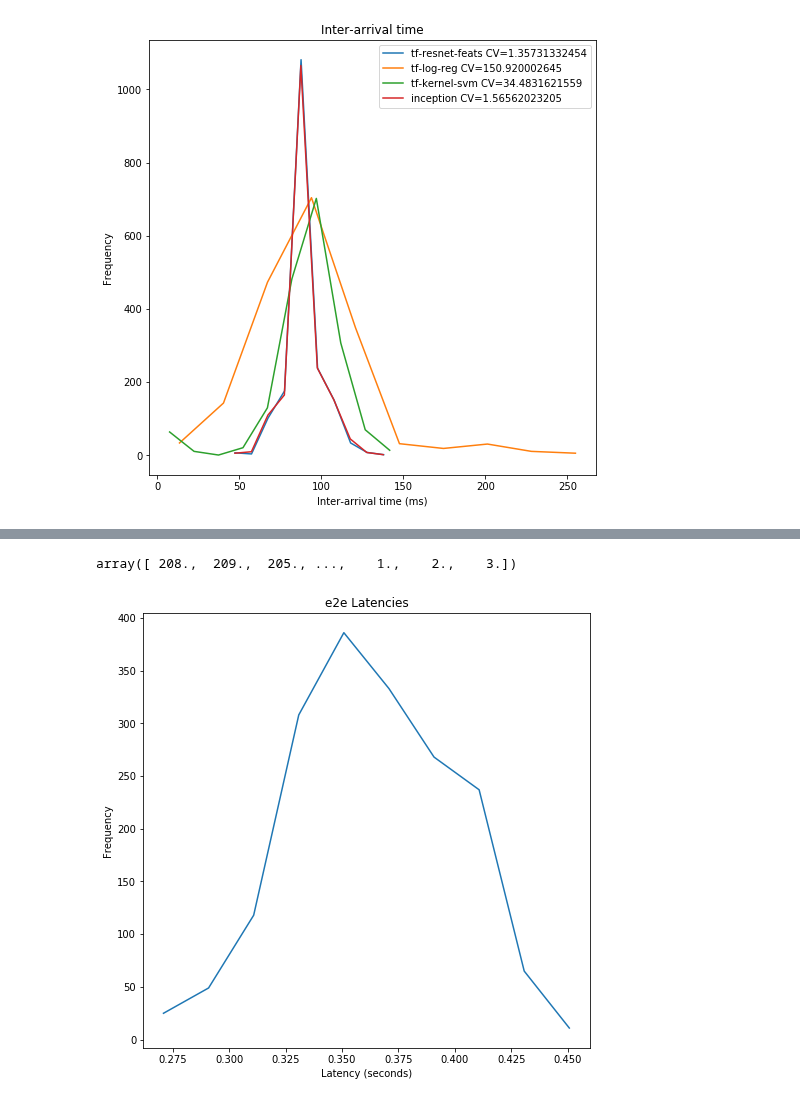
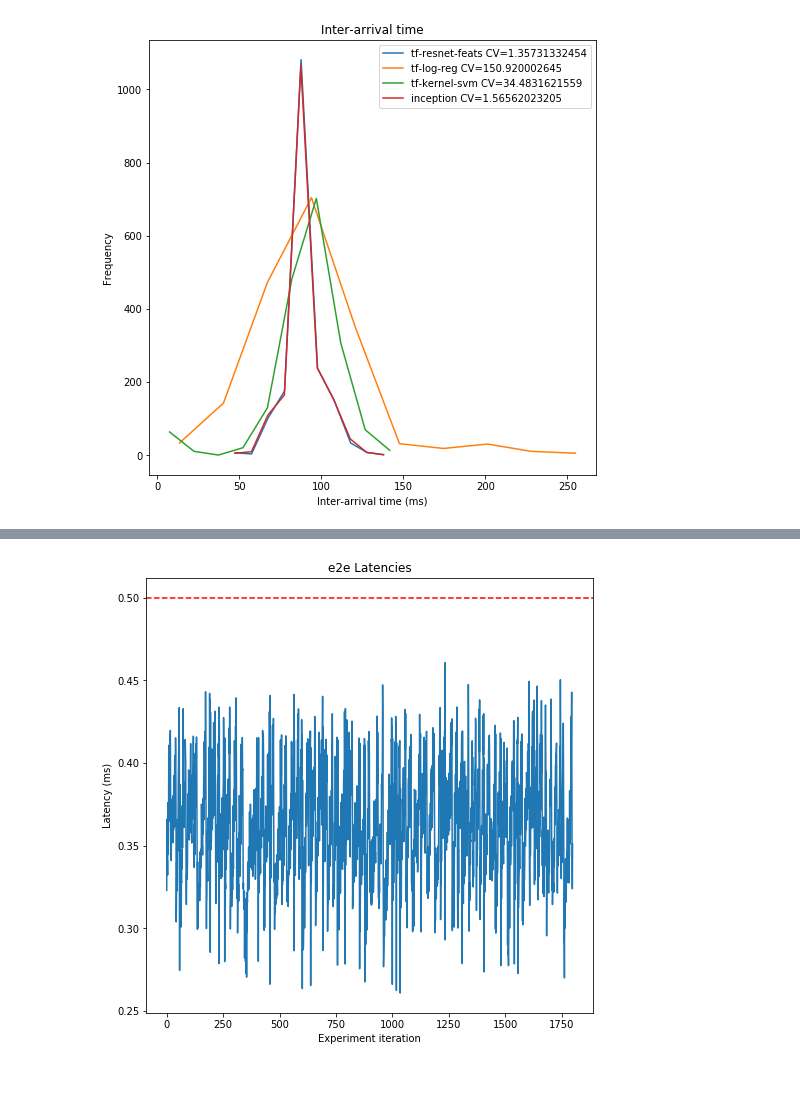
Before and after one commit to dcrankshaw/plots-model-comp-paper, a Jupyter notebook: plotting/e2e_distribution_plotting.ipynb, the cells around one changed output, grey strips where cells are left out. Cells and saved outputs as stored; diff of their text form; code cells hidden in the pictures.

```diff
--- a/plotting/e2e_distribution_plotting.ipynb
+++ b/plotting/e2e_distribution_plotting.ipynb
@@ -13,10 +13,9 @@ print HOME
 # %% [output]
 /Users/EyalPC/Desktop/plots-model-comp-paper/results/e2e_profs_new_metrics
 # %%
-from enum import Enum
 import unicodedata
 
-def cache_extractions(FN):
+def cache_extractions(FN, timestamps=False):
     with open(FN) as json_data:
         d = json.load(json_data)
     all_metrics = d["client_metrics"][0]["all_metrics"]
@@ -28,7 +27,13 @@ def cache_extractions(FN):
             key = unicodedata.normalize('NFKD', key).encode('ascii','ignore')
             if result.get(key) == None:
                 result[key] = []
-            value = np.asarray(item[key]["items"]).astype(float)
+            if timestamps:
+                data = item[key]["items"]
+                data = { k: v for d in data for k, v in d.items() } # consolidate list of dicts
+                value = np.concatenate([np.transpose([data.keys()]), np.transpose([data.values()])], axis = 1).astype(float)
+            else:
+                value = np.asarray(item[key]["items"]).astype(float)
+                value = np.concatenate([np.transpose([np.arange(len(value))]), np.transpose([value])], axis = 1).astype(float)
             result[key].append(value)
     batch_sizes = d["client_metrics"][0]["mean_batch_sizes"]
     for key, value in result.iteritems():
@@ -37,11 +42,11 @@ def cache_extractions(FN):
     import ast
     lats = [ast.literal_eval(x) for x in str_lats]
     hollistic_data = {}
-#     hollistic_data["e2e_lats"] = np.asarray(lats).flatten()
-#     hollistic_data["p99_lats"] = d["client_metrics"][0]["p99_lats"]
-#     hollistic_data["e2e_thrus"] = d["client_metrics"][0]["thrus"]
+    hollistic_data["e2e_lats"] = np.asarray(lats).flatten()
+    hollistic_data["p99_lats"] = d["client_metrics"][0]["p99_lats"]
+    hollistic_data["e2e_thrus"] = d["client_metrics"][0]["thrus"]
 
-    return result
+    return result, hollistic_data
 
 image_driver_1_models = [
     "tf-resnet-feats",
@@ -50,15 +55,15 @@ image_driver_1_models = [
     "inception"
 ]
 
-image_driver_1_500ms_all_1_unsaturated = cache_extractions(HOME+"/"+"incep_1-logreg_1-ksvm_1-resnet_1-180207_210822.json")
-# image_driver_1_1000ms_all_1 = cache_extractions(HOME+"/"+"incep_1-logreg_1-ksvm_1-resnet_1-180208_162545.json")
-image_driver_1_500ms_all_1 = cache_extractions(HOME+"/"+"incep_1-logreg_1-ksvm_1-resnet_1-180211_044257.json")
+ID1_500_unsaturated, ID1_500_unsaturated_hollistic = cache_extractions(HOME+"/"+"incep_1-logreg_1-ksvm_1-resnet_1-180207_210822.json")
+# image_driver_1_500ms_all_1 = cache_extractions(HOME+"/"+"incep_1-logreg_1-ksvm_1-resnet_1-180211_044257.json")
+ID1_500, ID1_500_hollistic = cache_extractions(HOME+"/"+"incep_1-logreg_1-ksvm_1-resnet_1-180214_031236.json", timestamps=True)
 # 1/0.0241766984402
 
 # taking off the first 25% of the records to be sure the warmup time is removed
-for key, value in image_driver_1_500ms_all_1.iteritems():
-    image_driver_1_500ms_all_1[key] = value[value.shape[0]/4:]
+for key, value in ID1_500.iteritems():
+    ID1_500[key] = value[value.shape[0]/4:]
 
-for key, value in image_driver_1_500ms_all_1.iteritems():
+for key, value in ID1_500.iteritems():
     print key, value.shape
 # %% [output]
@@ -182,16 +222,14 @@ plot_ordinal_queue_sizes(image_driver_1_500ms_all_1, image_driver_1_models)
-# %%
-image_driver_1_500ms_all_1["tf-resnet-feats:1:queue_sizes"]
-# %% [output]
-array([ 208.,  209.,  205., ...,    1.,    2.,    3.])
 # %%
 def plot_e2e_lats(cached_extractions):
     plt.figure(figsize=(8,8))
     plt.title("e2e Latencies")
-    lineHistogram(cached_extractions["e2e_lats"])
-    plt.xlabel("Latency (seconds)")
-    plt.ylabel("Frequency")
+    lats = cached_extractions["e2e_lats"]
+    plt.plot(np.arange(len(lats)), lats)
+    plt.xlabel("Experiment iteration")
+    plt.axhline(y=0.5, color='r', linestyle='--', )
+    plt.ylabel("Latency (ms)")
 # %%
-plot_e2e_lats(image_driver_1_500ms_all_1_unsaturated)
+plot_e2e_lats(ID1_500_unsaturated_hollistic)
 # %% [output]
-[figure, old version]
+[figure, new version]
 # %%
```
Also changed, not shown: parts of 15 cells of this notebook.
